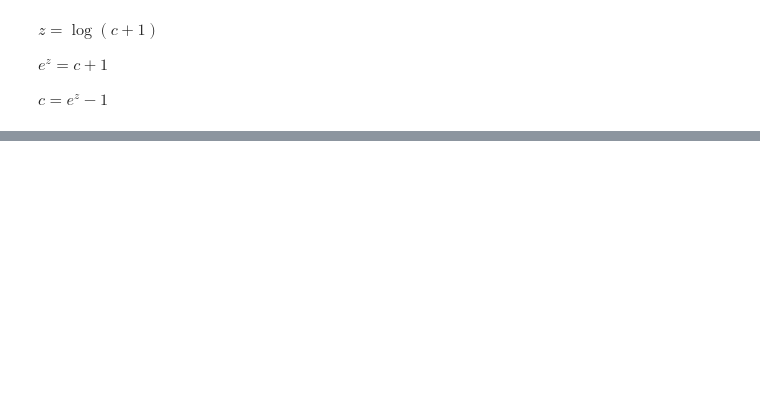
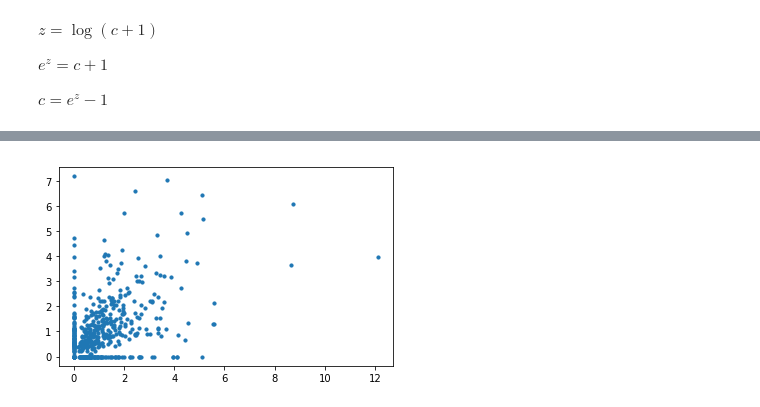
Before and after one commit to jwittenbach/model-seq, a Jupyter notebook: analyses/examples.ipynb, the cells around one changed output, grey strips where cells are left out. Drawn from its saved outputs; the diff is of its cells as text; code cells hidden in the pictures; blank space fills up the shorter version.

```diff
--- a/analyses/examples.ipynb
+++ b/analyses/examples.ipynb
@@ -77,0 +78,15 @@ plt.plot(t, sigmoid(t))
+# %%
+def p_drop(x):
+    return 1 - sigmoid(x+1.5)
+
+drop = p_drop(x) > np.random.rand(*x.shape)
+drop.sum()/np.prod(drop.shape)
+
+r = c.copy()
+r[drop] = 0.0
+
+plt.scatter(r[:, 0], r[:, 1], s=10)
+plt.gca().set_aspect('equal')
+plt.show()
+# %% [output]
+[figure, added]
```
Also changed, not shown: parts of 6 cells of this notebook, 3 other files.
